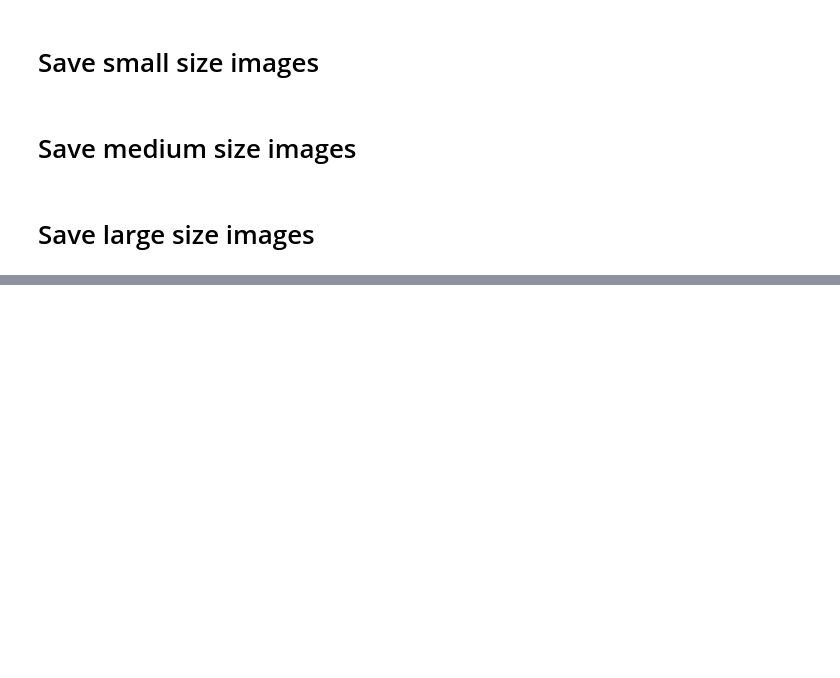
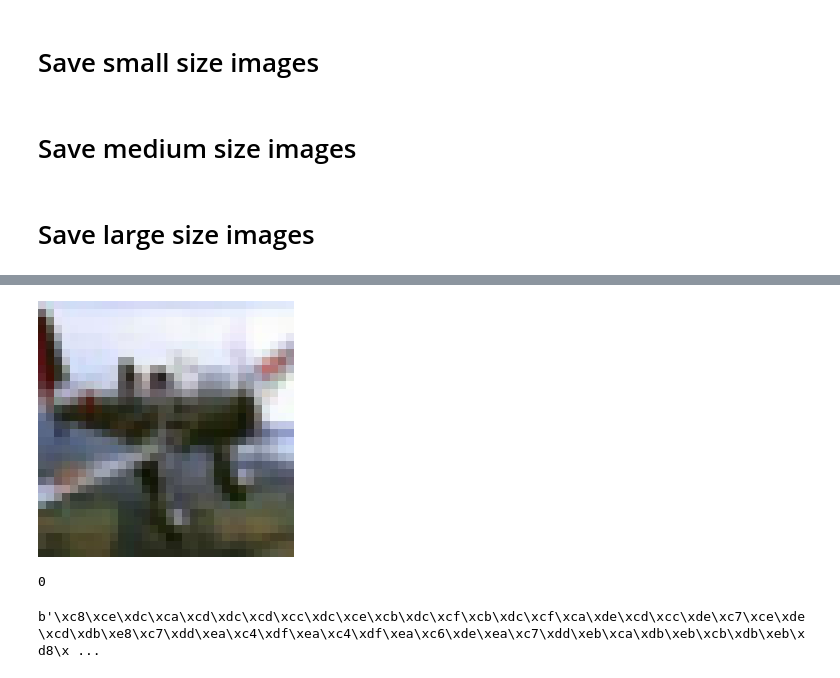
Before and after one commit to justinblaber/test_fast_loading, a Jupyter notebook: create_data.ipynb, the cells around one changed output, grey strips where cells are left out. Saved outputs shown, nothing was run; the diff lists cells and outputs as text; code cells hidden in the pictures; blank space fills up the shorter version.

```diff
--- a/create_data.ipynb
+++ b/create_data.ipynb
@@ -89,0 +200,13 @@ for ext in ['png', 'tif', 'jpg', 'raw']:
+# %%
+buf = six.BytesIO()
+buf.write(unpacked[0])
+buf.seek(0)
+img = Image.open(buf).convert('RGB')
+# %%
+img
+# %% [output]
+[figure, added]
+# %%
+label
+# %% [output]
+0
@@ -89,0 +223,4 @@ for ext in ['png', 'tif', 'jpg', 'raw']:
+# %%
+byteflow
+# %% [output]
+b'\xc8\xce\xdc\xca\xcd\xdc\xcd\xcc\xdc\xce\xcb\xdc\xcf\xcb\xdc\xcf\xca\xde\xcd\xcc\xde\xc7\xce\xde\xcd\xdb\xe8\xc7\xdd\xea\xc4\xdf\xea\xc4\xdf\xea\xc6\xde\xea\xc7\xdd\xeb\xca\xdb\xeb\xcb\xdb\xeb\xd8\x ...
```
Also changed, not shown: parts of 32 cells of this notebook, 1 other file.
